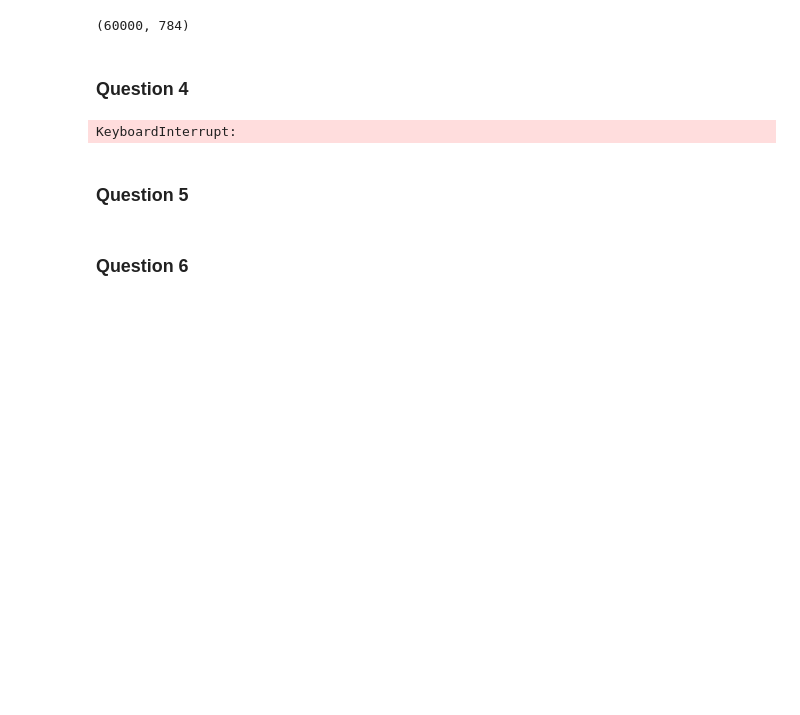
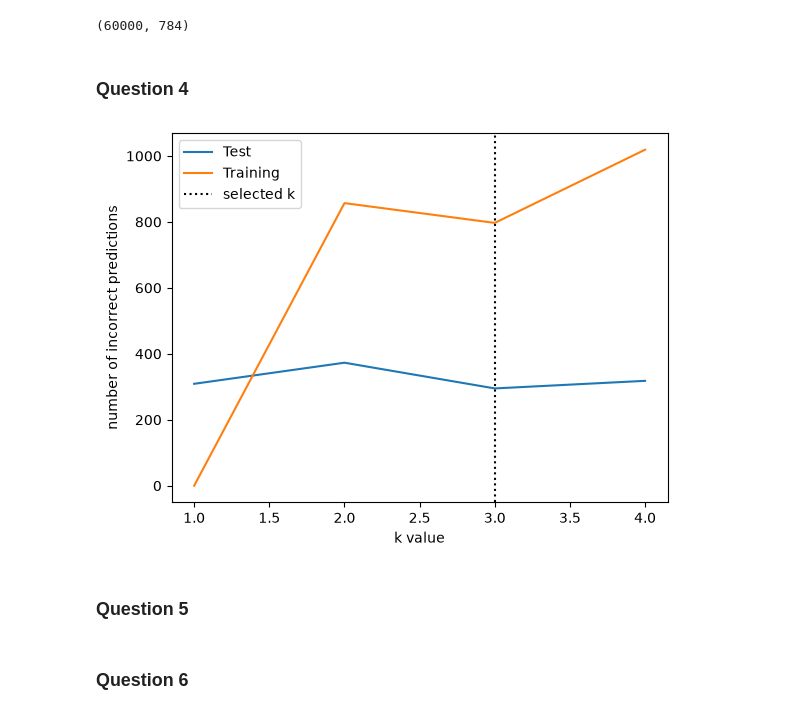
Before and after one commit to micaiahjiarong-beep/L01-cv, a Jupyter notebook: notebook.ipynb, the cells around one changed output. Saved outputs shown, nothing was run; the diff lists cells and outputs as text; code cells hidden in the pictures; blank space fills up the shorter version.

```diff
--- a/notebook.ipynb
+++ b/notebook.ipynb
@@ -217,30 +205,44 @@ X_train_scaled = pd.DataFrame(scaler.fit_transform())
 # %%
+import pandas as pd
+from sklearn.model_selection import train_test_split
+from sklearn.preprocessing import MinMaxScaler
+from sklearn.neighbors import KNeighborsRegressor
+from sklearn.neighbors import KNeighborsClassifier
+from sklearn.metrics import confusion_matrix
+from sklearn.metrics import classification_report
+from sklearn.metrics import ConfusionMatrixDisplay
+
+scaler = MinMaxScaler()
+X_train_scaled = scaler.fit_transform(X_train_flattened)
+X_test_scaled = scaler.transform(X_test_flattened)
+
 eval_ks = np.arange(1,5)
 
-eval_valid_sse = []
-eval_train_sse = []
+eval_valid_error = []
+eval_train_error = []
 
 for k in eval_ks: # Test out each value of k in eval_ks to deteremine which one minimizes validation SSE
     eval_candidate = KNeighborsClassifier(n_neighbors = int(k))
-    eval_candidate.fit(X_train_flattened, y_train)
-    eval_valid_prediction = eval_candidate.predict(X_test_flattened)
-    eval_train_prediction = eval_candidate.predict(X_train_flattened)
-    eval_valid_sse.append(np.sum((y_test.to_numpy() - eval_valid_prediction) ** 2)) # Calculate and append validation SSE
-    eval_train_sse.append(np.sum((y_train.to_numpy() - eval_train_prediction) ** 2)) # Calculuate and append training SSE
+    eval_candidate.fit(X_train_scaled, y_train)
+    eval_valid_prediction = eval_candidate.predict(X_test_scaled)
+    eval_train_prediction = eval_candidate.predict(X_train_scaled)
 
-plt.plot(eval_ks, eval_valid_sse, label = "Validation")
-plt.plot(eval_ks, eval_train_sse, label = "Training")
+    eval_valid_error.append(np.sum(np.asarray(y_test).ravel() != eval_valid_prediction))
+    eval_train_error.append(np.sum(np.asarray(y_train).ravel() != eval_train_prediction))
 
-plt.vlines(15, ymin = 0, ymax = 500, color = "black", label = "Selected k", linestyles=":")
+optimal_k = int(eval_ks[np.argmin(eval_valid_error)])
 
+plt.plot(eval_ks, eval_valid_error, label = "Test")
+plt.plot(eval_ks, eval_train_error, label = "Training")
+plt.axvline(optimal_k, color = "black", label = "selected k", linestyle = ":")
 plt.xlabel("k value")
-plt.ylabel("SSE")
+plt.ylabel("number of incorrect predictions")
 plt.legend()
+plt.show()
 
-optimal_k = int(eval_ks[np.argmin(eval_valid_sse)])
-optimal_k
+# The optimal optimal number of neighbors k is 3.
 # %% [output]
-KeyboardInterrupt:
+[figure, added]
 # %% [markdown]
 ### Question 5
 # %% [markdown]
```
Also changed, not shown: parts of 2 cells of this notebook.
